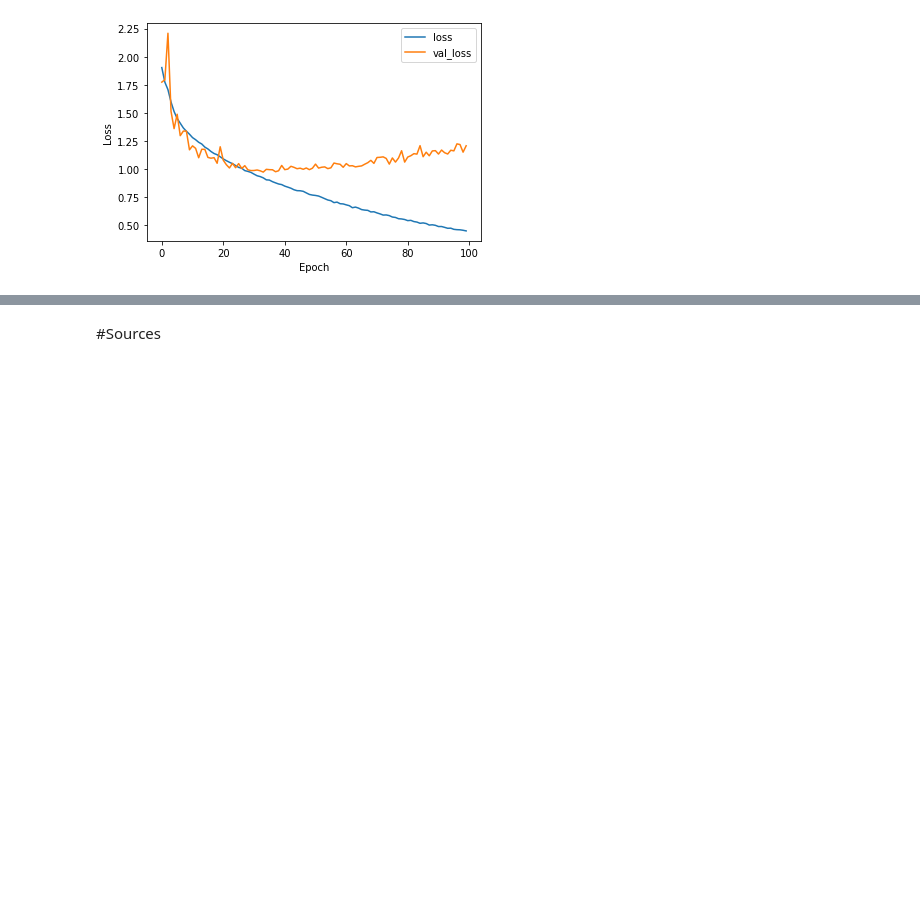
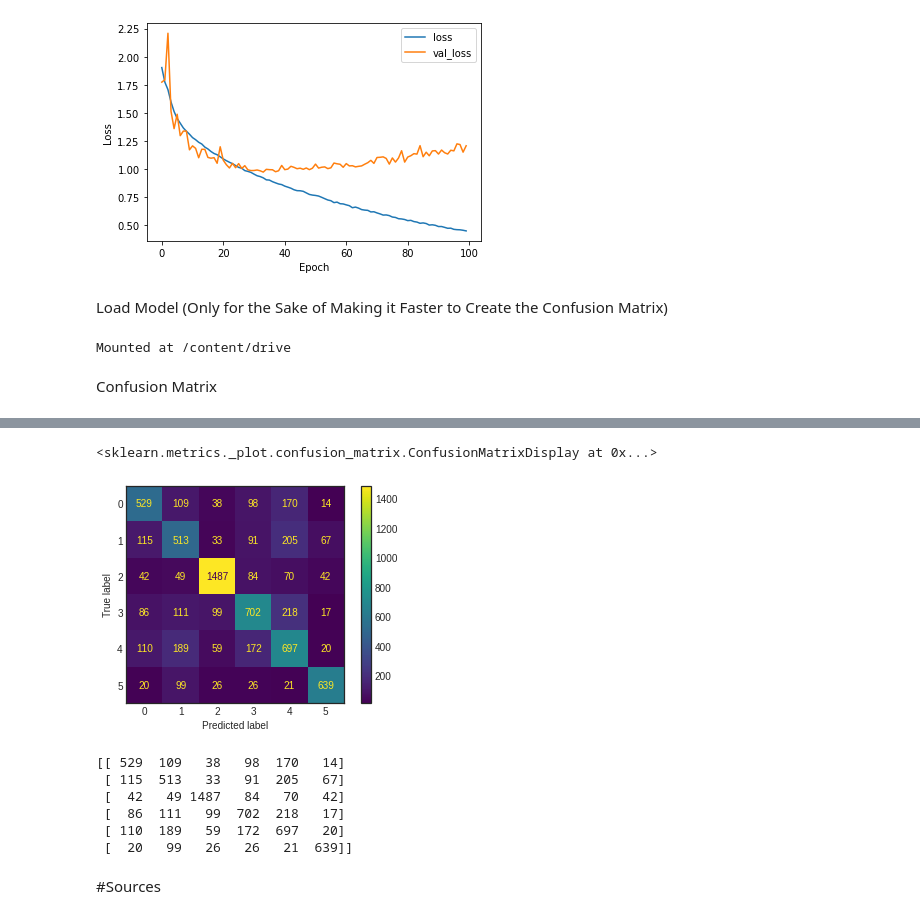
Before and after one commit to Jade-P/MLGroupProject, a Jupyter notebook: CNN_final.ipynb, the cells around one changed output, grey strips where cells are left out. Cells and saved outputs as stored; diff of their text form; code cells hidden in the pictures; blank space fills up the shorter version.

```diff
--- a/CNN_final.ipynb
+++ b/CNN_final.ipynb
@@ -262,3 +262,26 @@ plt.legend(loc='upper right')
 # %% [output]
 <matplotlib.legend.Legend at 0x...>
 [figure]
+# %% [markdown]
+Load Model (Only for the Sake of Making it Faster to Create the Confusion Matrix)
+# %%
+from google.colab import drive
+drive.mount('/content/drive')
+
+from tensorflow.keras.models import load_model
+MODEL_PATH = '/content/drive/MyDrive/ECS171/SavedModel/modelc.h5'
+model = load_model(MODEL_PATH)
+# %% [output]
+Mounted at /content/drive
+# %% [markdown]
+Confusion Matrix
+# %%
+from sklearn.metrics import confusion_matrix, ConfusionMatrixDisplay
+
+y_pred = model.predict(X_test)
+y_pred = np.argmax(y_pred, axis=1)
+
+confusion_mtx = confusion_matrix(y_test, y_pred)
+mycmdisp = ConfusionMatrixDisplay(confusion_matrix=confusion_mtx)
+mycmdisp.plot()
+# %% [output]
@@ -265,3 +289,14 @@ plt.legend(loc='upper right')
+<sklearn.metrics._plot.confusion_matrix.ConfusionMatrixDisplay at 0x...>
+[figure, added]
+# %%
+print(confusion_mtx)
+# %% [output]
+[[ 529  109   38   98  170   14]
+ [ 115  513   33   91  205   67]
+ [  42   49 1487   84   70   42]
+ [  86  111   99  702  218   17]
+ [ 110  189   59  172  697   20]
+ [  20   99   26   26   21  639]]
 # %% [markdown]
 #Sources
 # %% [markdown]
```
Also changed, not shown: parts of 2 cells of this notebook.
